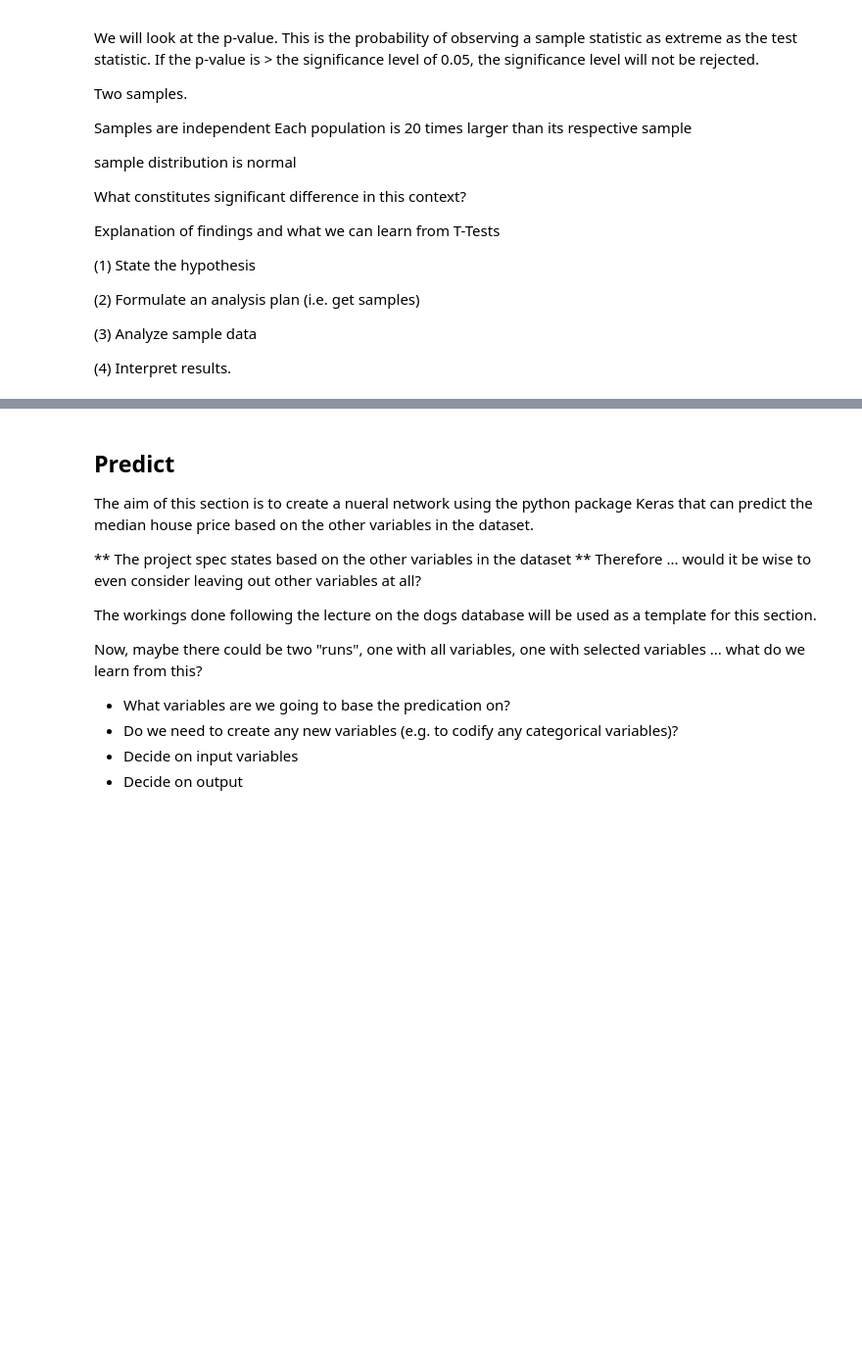
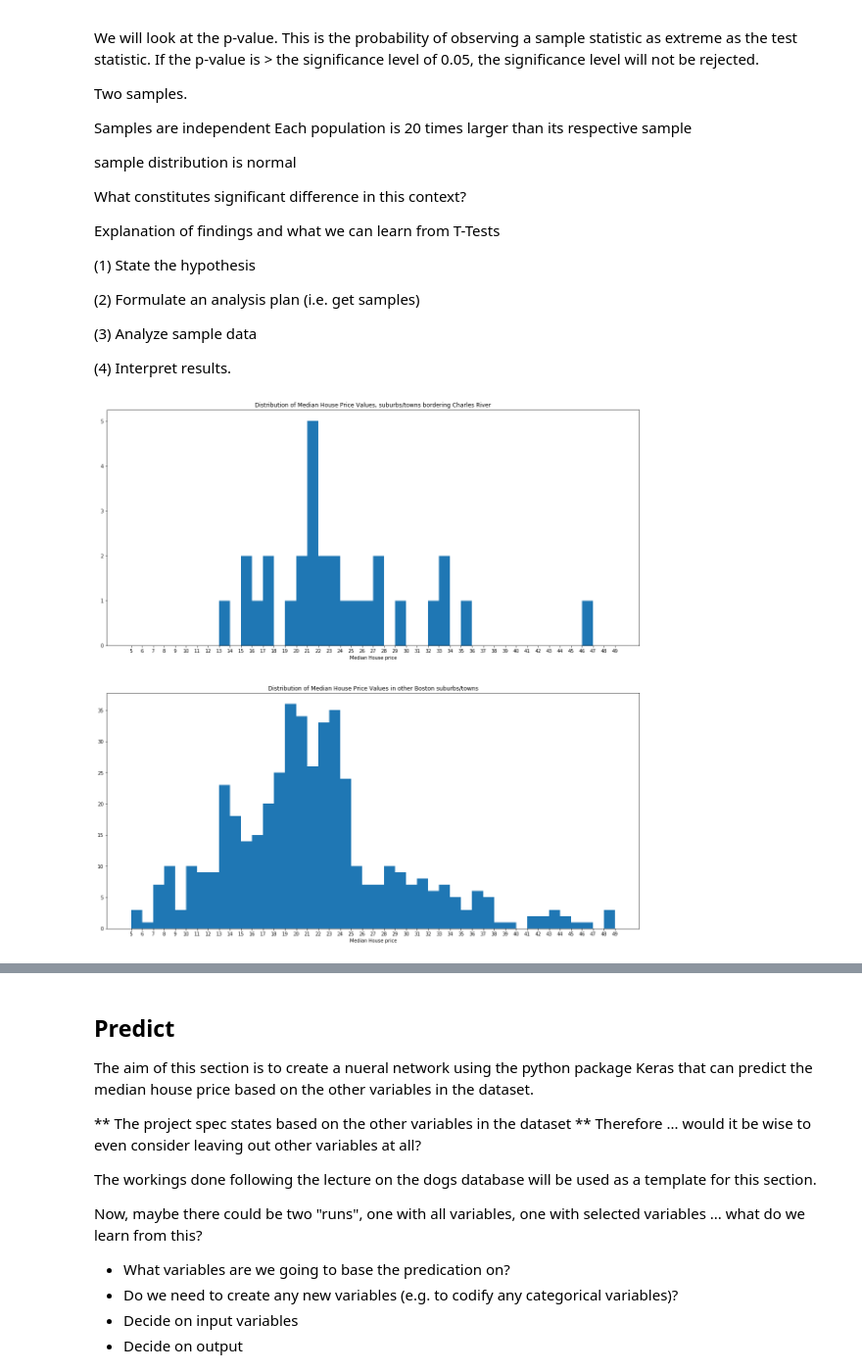
Before and after one commit to davesheils/machineLearningStatisticsProject2019, a Jupyter notebook: Project Notebook.ipynb, the cells around one changed output, grey strips where cells are left out. Shown: that part at 98% size. Saved outputs shown, nothing was run; the diff lists cells and outputs as text; code cells hidden in the pictures; blank space fills up the shorter version.

```diff
--- a/Project Notebook.ipynb
+++ b/Project Notebook.ipynb
@@ -420,3 +439,13 @@ Explanation of findings and what we can learn from T-Tests
 # %%
 # code to get samples - now, what is the minimum and/or maximum number of samples needed for a viable T-test? See notes
 # and re-read wikipedia and e-books where covered.
+
+
+# Take excerpt from datset, two columns, CHAS and MEDV
+
+df = boston[['CHAS','MEDV']]
+df
+# break into two populations
+
+popCHAS = df[df['CHAS'] == 1]
+popNotCHAS = df[df['CHAS'] == 0]
@@ -429,0 +452,17 @@ Charles River dummy variable (= 1 if tract bounds river; 0 otherwise)
+# %%
+# Create a boxplot using pyplot
+plt.subplot(2,1,1)
+plt.hist(popCHAS['MEDV'], bins =np.arange(min(price), max(price)+1, 1.0) )
+plt.title("Distribution of Median House Price Values, suburbs/towns bordering Charles River")
+plt.xlabel("Median House price")
+plt.xticks(np.arange(min(price), max(price)+1, 1.0)) # x label ticks spaced at $ 5,000 intervals
+
+plt.subplot(2,1,2)
+plt.hist(popNotCHAS['MEDV'], bins =np.arange(min(price), max(price)+1, 1.0) )
+plt.title("Distribution of Median House Price Values in other Boston suburbs/towns")
+plt.xlabel("Median House price")
+plt.xticks(np.arange(min(price), max(price)+1, 1.0)) #
+
+plt.show()
+# %% [output]
+[figure, added]
```
Also changed, not shown: parts of 13 cells of this notebook.
